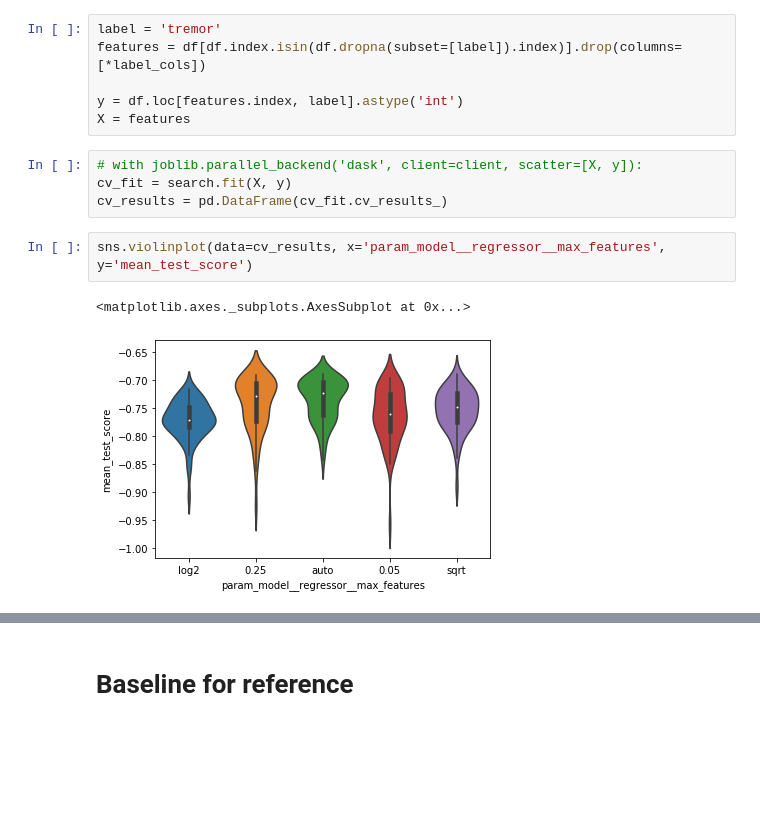
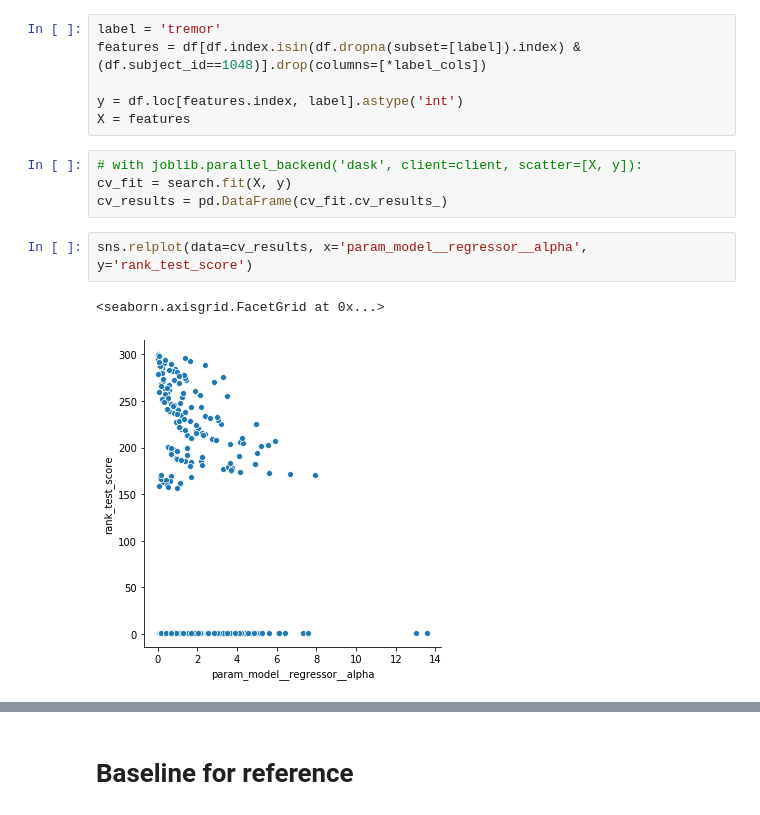
Before and after one commit to huangy6/beat_pd, a Jupyter notebook: Predictions.ipynb, the cells around one changed output, grey strips where cells are left out. Saved outputs shown, nothing was run; the diff lists cells and outputs as text; blank space fills up the shorter version.

```diff
--- a/Predictions.ipynb
+++ b/Predictions.ipynb
@@ -165,6 +195,6 @@ search = RandomizedSearchCV(pipe, param_grid, n_iter=300, scoring=metric, cv=cv,
 # %%
 label = 'tremor'
-features = df[df.index.isin(df.dropna(subset=[label]).index)].drop(columns=[*label_cols])
+features = df[df.index.isin(df.dropna(subset=[label]).index) & (df.subject_id==1048)].drop(columns=[*label_cols])
 
 y = df.loc[features.index, label].astype('int')
 X = features
@@ -173,10 +203,10 @@ X = features
 cv_fit = search.fit(X, y)
 cv_results = pd.DataFrame(cv_fit.cv_results_)
 # %%
-sns.violinplot(data=cv_results, x='param_model__regressor__max_features', y='mean_test_score')
+sns.relplot(data=cv_results, x='param_model__regressor__alpha', y='rank_test_score')
 # %% [output]
-<matplotlib.axes._subplots.AxesSubplot at 0x...>
+<seaborn.axisgrid.FacetGrid at 0x...>
-[figure, old version]
+[figure, new version]
 # %%
 cv_results.sort_values(by='rank_test_score')
 # %% [output]
```
Also changed, not shown: parts of 8 cells of this notebook.
